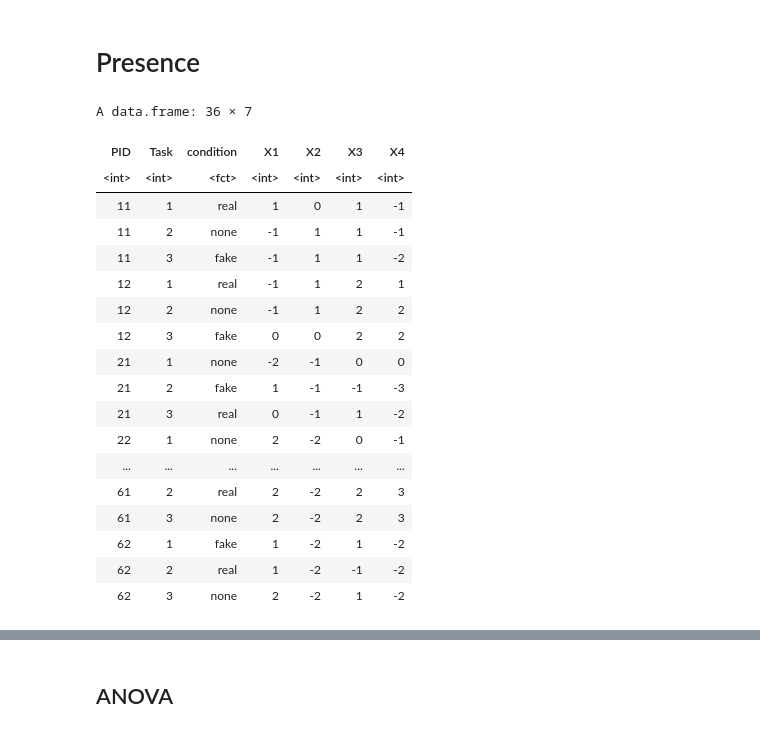
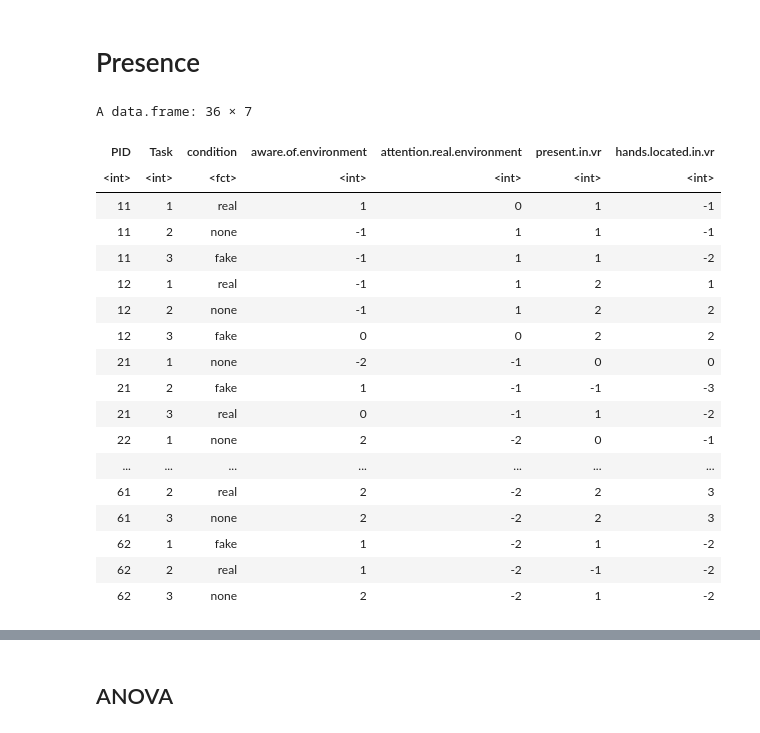
Before and after one commit to J0ekr/VR-Project-MeetingStudy, a Jupyter notebook: eval/StatisitcalTests.ipynb, the cells around one changed output, grey strips where cells are left out. Saved outputs shown, nothing was run; the diff lists cells and outputs as text; code cells hidden in the pictures.

```diff
--- a/eval/StatisitcalTests.ipynb
+++ b/eval/StatisitcalTests.ipynb
@@ -108,11 +147,11 @@ P value adjustment: tukey method for comparing a family of 3 estimates
 # %% [markdown]
 # Presence
 # %%
-df_presence <- read.csv("presence.csv")
+df_presence <- read.csv("VR_Participants - Presence.csv")
 df_presence
 # %% [output]
 A data.frame: 36 × 7
-| PID | Task | condition | X1 | X2 | X3 | X4 |
+| PID | Task | condition | aware.of.environment | attention.real.environment | present.in.vr | hands.located.in.vr |
 | <int> | <int> | <fct> | <int> | <int> | <int> | <int> |
 | 11 | 1 | real | 1 | 0 | 1 | -1 |
 | 11 | 2 | none | -1 | 1 | 1 | -1 |
```
Also changed, not shown: parts of 9 cells of this notebook, 1 other file.
